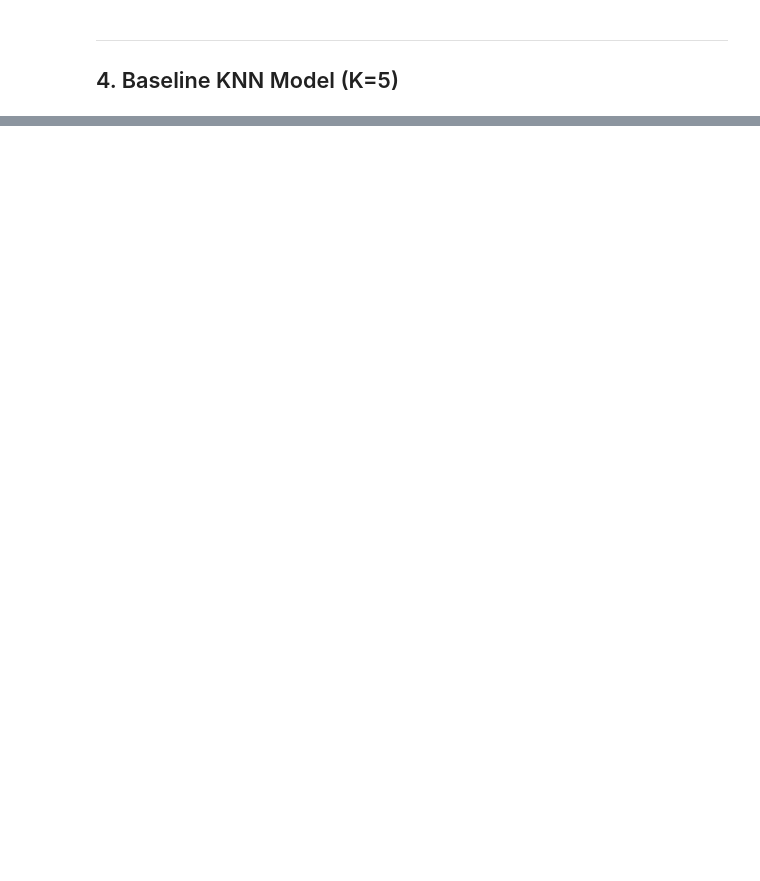
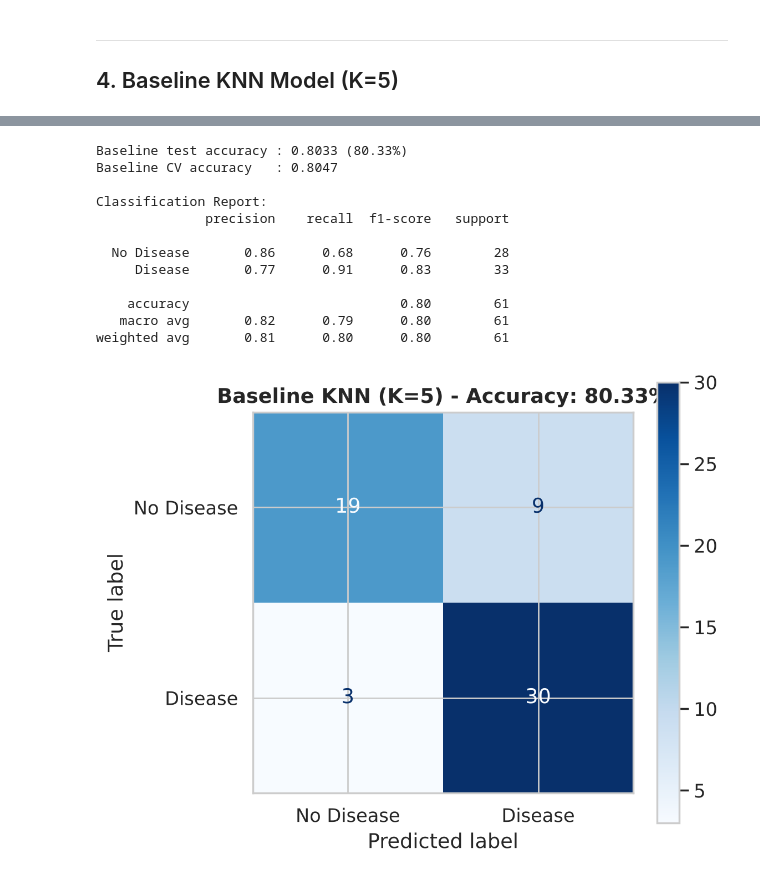
Before and after one commit to Subhadip24/AIml-Project, a Jupyter notebook: Heart_Disease_KNN_Classification.ipynb, the cells around one changed output, grey strips where cells are left out. Saved outputs shown, nothing was run; the diff lists cells and outputs as text; code cells hidden in the pictures; blank space fills up the shorter version.

```diff
--- a/Heart_Disease_KNN_Classification.ipynb
+++ b/Heart_Disease_KNN_Classification.ipynb
@@ -392,13 +285,0 @@ plt.show()
-# %%
-# Demonstrate with specific K values
-demo_ks = {'Overfitting (K=1)': 1, f'Optimal (K={best_k_cv})': best_k_cv, 'Underfitting (K=29)': 29}
-
-print('Overfitting vs Underfitting Demonstration:')
-print('-' * 70)
-for label, k in demo_ks.items():
-    knn = KNeighborsClassifier(n_neighbors=k)
-    knn.fit(X_train_scaled, y_train)
-    tr_acc = knn.score(X_train_scaled, y_train)
-    te_acc = knn.score(X_test_scaled, y_test)
-    gap = tr_acc - te_acc
-    print(f'  {label:25s} => Train: {tr_acc:.4f} | Test: {te_acc:.4f} | Gap: {gap:.4f}')
@@ -609,12 +285,0 @@ plt.show()
-# %%
-# --- Compare Scalers ---
-print('SCALER COMPARISON')
-print('-' * 40)
-scalers = {'StandardScaler': StandardScaler(), 'MinMaxScaler': MinMaxScaler()}
-for name, sc in scalers.items():
-    Xt = sc.fit_transform(X_train)
-    Xv = sc.transform(X_test)
-    knn = KNeighborsClassifier(**best_params)
-    knn.fit(Xt, y_train)
-    acc = knn.score(Xv, y_test)
-    print(f'  {name:20s} => Test Accuracy: {acc:.4f}')
@@ -692,0 +286,31 @@ EXPERIMENT COMPLETE
+# %%
+baseline = make_knn(n_neighbors=5).fit(X_train, y_train)
+y_pred_baseline = baseline.predict(X_test)
+baseline_acc = accuracy_score(y_test, y_pred_baseline)
+baseline_cv = cross_val_score(make_knn(n_neighbors=5), X_train, y_train, cv=CV).mean()
+
+print(f'Baseline test accuracy : {baseline_acc:.4f} ({baseline_acc*100:.2f}%)')
+print(f'Baseline CV accuracy   : {baseline_cv:.4f}')
+print('\nClassification Report:')
+print(classification_report(y_test, y_pred_baseline, target_names=['No Disease', 'Disease']))
+
+fig, ax = plt.subplots(figsize=(6, 5))
+ConfusionMatrixDisplay(confusion_matrix(y_test, y_pred_baseline),
+                       display_labels=['No Disease', 'Disease']).plot(cmap='Blues', ax=ax, values_format='d')
+ax.set_title(f'Baseline KNN (K=5) - Accuracy: {baseline_acc:.2%}', fontweight='bold')
+plt.tight_layout()
+plt.show()
+# %% [output]
+Baseline test accuracy : 0.8033 (80.33%)
+Baseline CV accuracy   : 0.8047
+
+Classification Report:
+              precision    recall  f1-score   support
+
+  No Disease       0.86      0.68      0.76        28
+     Disease       0.77      0.91      0.83        33
+
+    accuracy                           0.80        61
+   macro avg       0.82      0.79      0.80        61
+weighted avg       0.81      0.80      0.80        61
+[figure, added]
```
Also changed, not shown: parts of 46 cells of this notebook, 1 other file.
